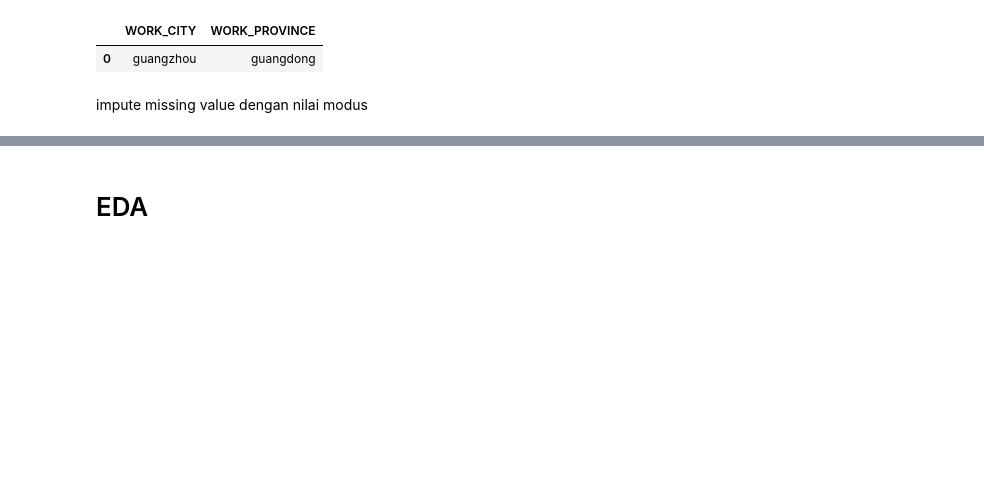
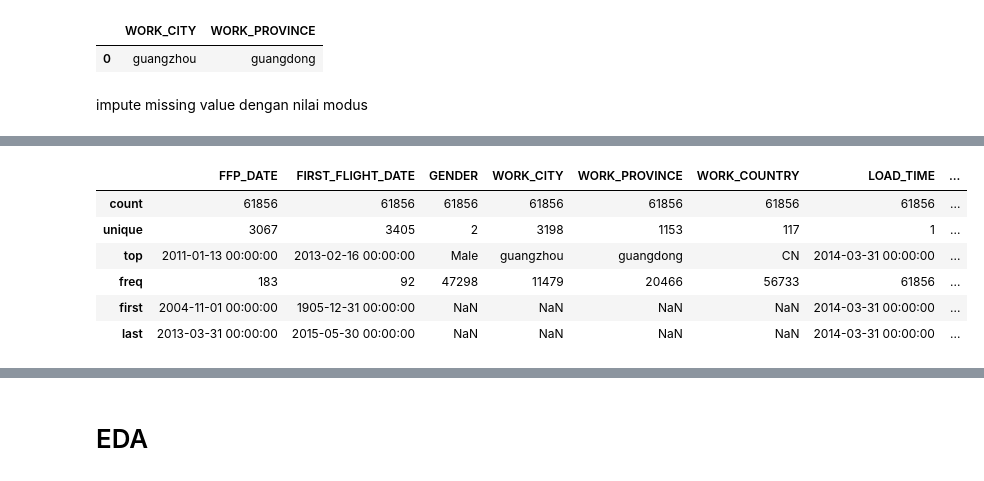
Before and after one commit to gbriansatria/Final-Project-Raka-MAX, a Jupyter notebook: Homework Stage 3/Homework Unsupervised Learning.ipynb, the cells around one changed output, grey strips where cells are left out. Saved outputs shown, nothing was run; the diff lists cells and outputs as text; code cells hidden in the pictures; blank space fills up the shorter version.

```diff
--- a/Homework Stage 3/Homework Unsupervised Learning.ipynb
+++ b/Homework Stage 3/Homework Unsupervised Learning.ipynb
@@ -199,0 +220,10 @@ memory usage: 11.3+ MB
+# %%
+new_df[categorical].describe()
+# %% [output]
+|  | FFP_DATE | FIRST_FLIGHT_DATE | GENDER | WORK_CITY | WORK_PROVINCE | WORK_COUNTRY | LOAD_TIME | ... |
+| count | 61856 | 61856 | 61856 | 61856 | 61856 | 61856 | 61856 | ... |
+| unique | 3067 | 3405 | 2 | 3198 | 1153 | 117 | 1 | ... |
+| top | 2011-01-13 00:00:00 | 2013-02-16 00:00:00 | Male | guangzhou | guangdong | CN | 2014-03-31 00:00:00 | ... |
+| freq | 183 | 92 | 47298 | 11479 | 20466 | 56733 | 61856 | ... |
+| first | 2004-11-01 00:00:00 | 1905-12-31 00:00:00 | NaN | NaN | NaN | NaN | 2014-03-31 00:00:00 | ... |
+| last | 2013-03-31 00:00:00 | 2015-05-30 00:00:00 | NaN | NaN | NaN | NaN | 2014-03-31 00:00:00 | ... |
```
Also changed, not shown: parts of 15 cells of this notebook.
